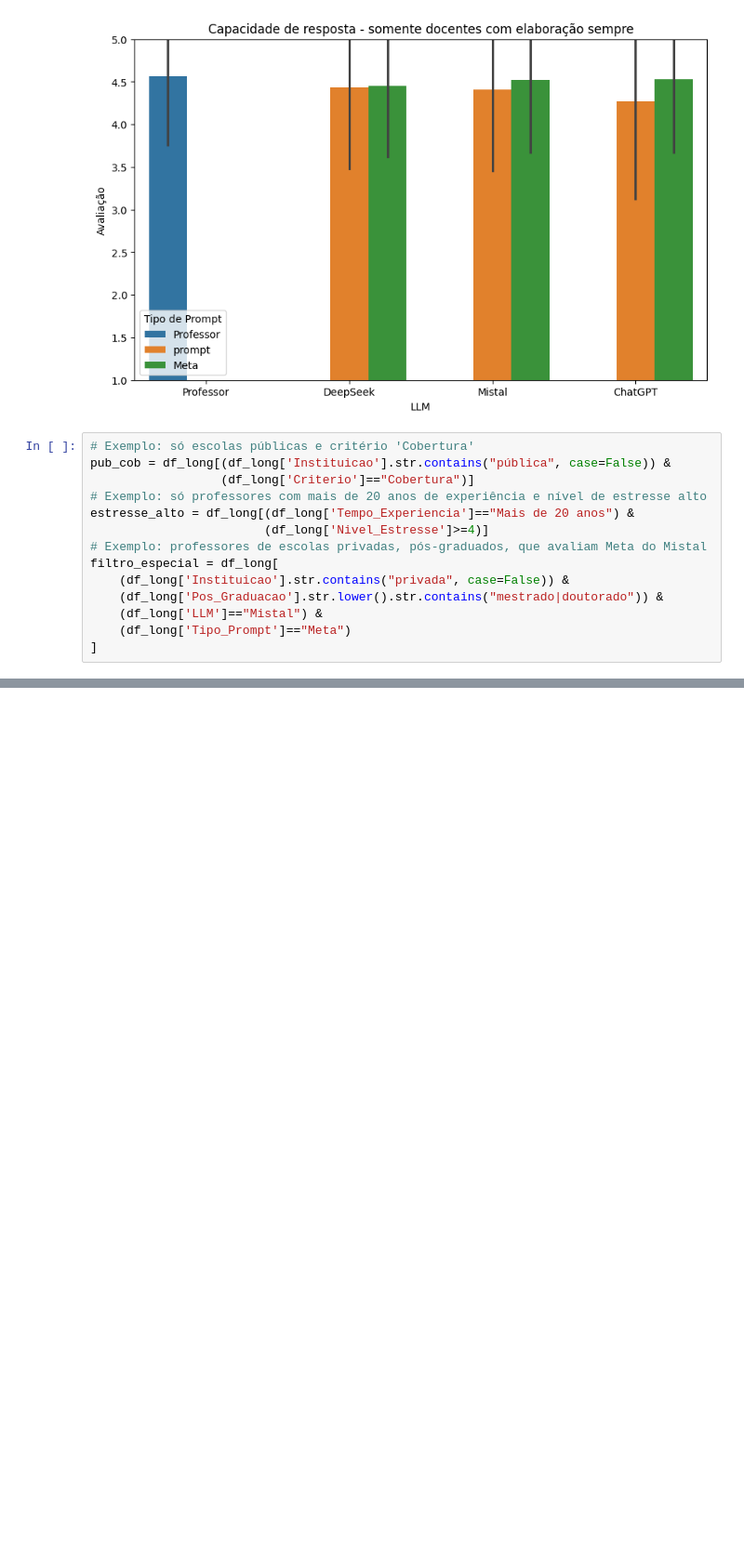
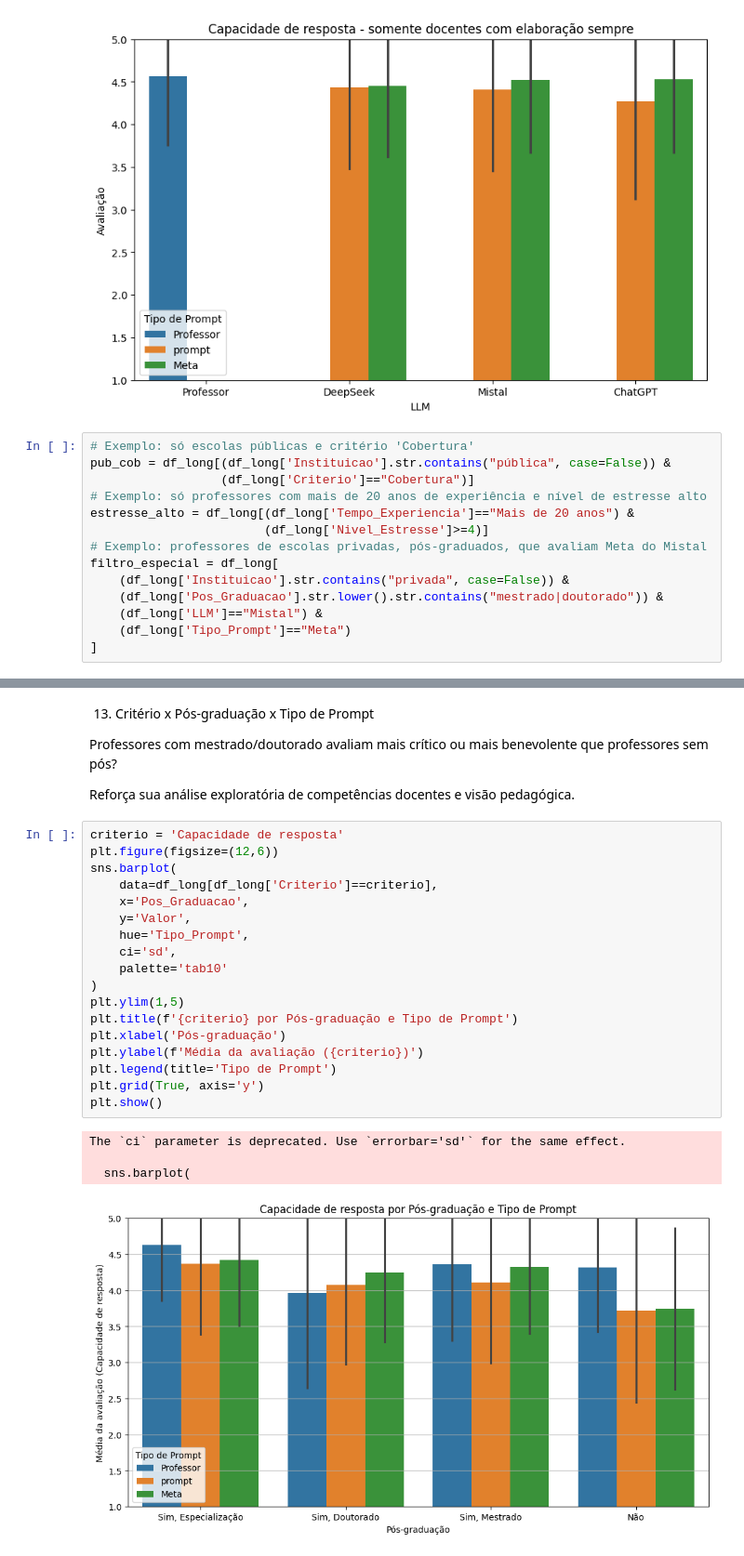
Before and after one commit to wendycataldo/A_dissertacao, a Jupyter notebook: Avaliação_do_questionario_professores.ipynb, the cells around one changed output, grey strips where cells are left out. Shown at 93% size. Drawn from its saved outputs; the diff is of its cells as text; blank space fills up the shorter version.

```diff
--- a/Avaliação_do_questionario_professores.ipynb
+++ b/Avaliação_do_questionario_professores.ipynb
@@ -437,0 +547,29 @@ filtro_especial = df_long[
+# %% [markdown]
+13. Critério x Pós-graduação x Tipo de Prompt
+
+Professores com mestrado/doutorado avaliam mais crítico ou mais benevolente que professores sem pós?
+
+Reforça sua análise exploratória de competências docentes e visão pedagógica.
+# %%
+criterio = 'Capacidade de resposta'
+plt.figure(figsize=(12,6))
+sns.barplot(
+    data=df_long[df_long['Criterio']==criterio],
+    x='Pos_Graduacao',
+    y='Valor',
+    hue='Tipo_Prompt',
+    ci='sd',
+    palette='tab10'
+)
+plt.ylim(1,5)
+plt.title(f'{criterio} por Pós-graduação e Tipo de Prompt')
+plt.xlabel('Pós-graduação')
+plt.ylabel(f'Média da avaliação ({criterio})')
+plt.legend(title='Tipo de Prompt')
+plt.grid(True, axis='y')
+plt.show()
+# %% [output]
+The `ci` parameter is deprecated. Use `errorbar='sd'` for the same effect.
+
+  sns.barplot(
+[figure, added]
```
Also changed, not shown: parts of 64 cells of this notebook.
